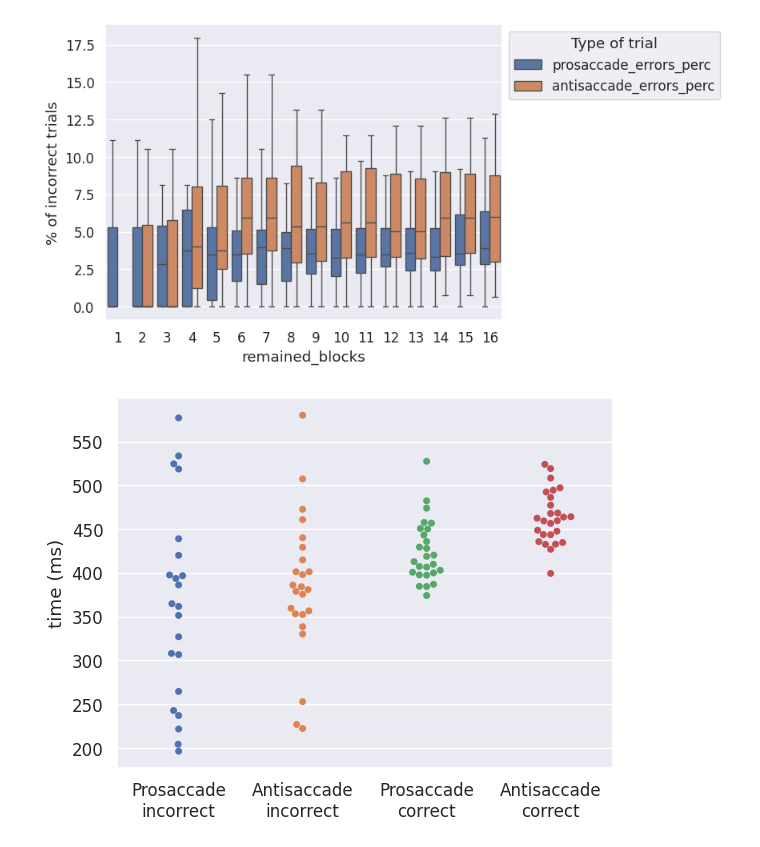
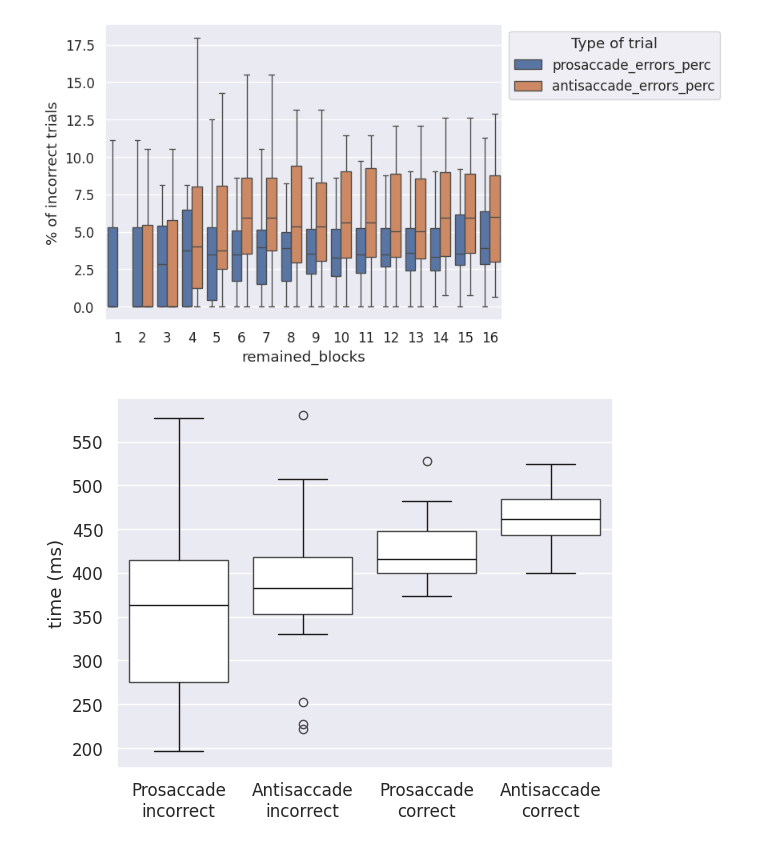
Before and after one commit to GEJ1/et_webcam_experiments, a Jupyter notebook: antisaccade_experiment/antisaccades_analysis_blocked.ipynb, the cells around one changed output. Drawn from its saved outputs; the diff is of its cells as text; code cells hidden in the pictures.

```diff
--- a/antisaccade_experiment/antisaccades_analysis_blocked.ipynb
+++ b/antisaccade_experiment/antisaccades_analysis_blocked.ipynb
@@ -894,10 +895,10 @@ plt.show()
 [figure]
 [figure]
 # %%
-# RT VERSION CON BLOQUES
+# RT VERSION CON BLOQUES (Plot original)
 
 # Boxplot with means
-ax = sns.swarmplot(
+ax = sns.boxplot(
     data=df_blocks_filtered[
         [
             "pro_sacc_errors_rt_median",
@@ -917,34 +918,34 @@ for i, box in enumerate(boxes):
 plt.ylabel("time (ms)")
 ax.set_xticklabels(
     [
         "Prosaccade\nincorrect",
         "Antisaccade\nincorrect",
         "Prosaccade\ncorrect",
         "Antisaccade\ncorrect",
     ]
 )
 
 plt.setp(ax.artists, edgecolor="k", facecolor="w")
 plt.setp(ax.lines, color="k")
 
 
 # title = (
 #     f"""RT condition [pro - anti] x result [correct - incorrect]
 # N suj = {len(df_blocks_filtered)}
 # blocks = {df_blocks_filtered['remained_blocks'].max()}￼
 # ranksums pro_sacc_errors_rt_median vs. anti_sacc_errors_rt_median:  {Decimal(ranksums(df_blocks_filtered['pro_sacc_errors_rt_median'],df_blocks_filtered['anti_sacc_errors_rt_median'], nan_policy='omit')[1]):.5f}
 # ranksums pro_sacc_correct_rt_median vs. anti_sacc_correct_rt_median: {Decimal(ranksums(df_blocks_filtered['pro_sacc_correct_rt_median'],df_blocks_filtered['anti_sacc_correct_rt_median'], nan_policy='omit')[1]):.5f}
 # """
 # )
 
 # print(title)
 
 
 # plt.title(title)
 plt.show()
 df_blocks_filtered.describe()
 # %% [output]
-[figure, old version]
+[figure, new version]
 |  | delta_errors | prosaccade_errors | antisaccade_errors | prosaccade_trials_remained | antisaccade_trials_remained | ... |
 | count | 26.000000 | 26.000000 | 26.000000 | 26.000000 | 26.000000 | ... |
 | mean | 2.153846 | 2.153846 | 4.307692 | 54.423077 | 72.076923 | ... |
```
Also changed, not shown: parts of 3 cells of this notebook.
